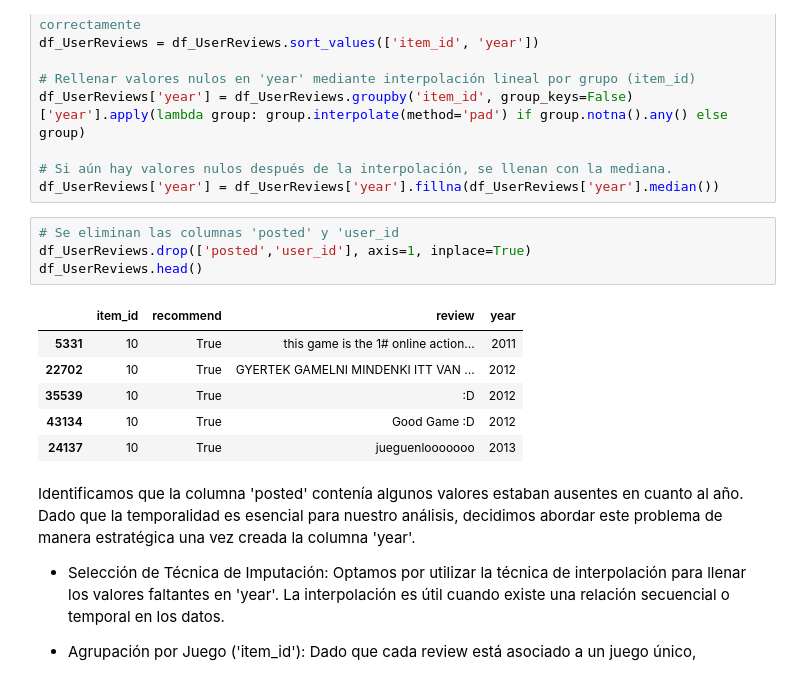
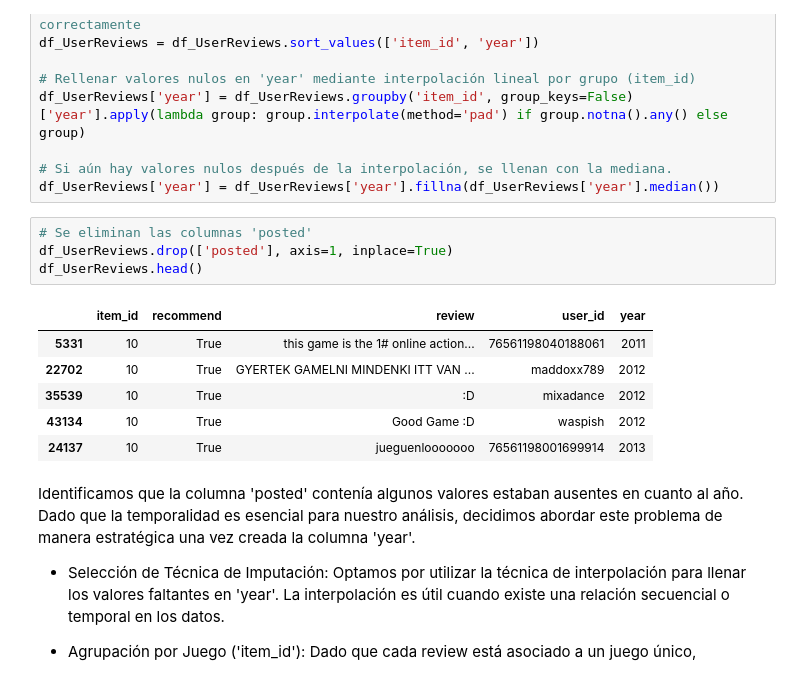
Before and after one commit to juampi1001/Proyecto_Individual_1_MLOps, a Jupyter notebook: Notebooks/ETL.ipynb, the cells around one changed output. Cells and saved outputs as stored; diff of their text form.

```diff
--- a/Notebooks/ETL.ipynb
+++ b/Notebooks/ETL.ipynb
@@ -626,16 +630,16 @@ df_UserReviews['year'] = df_UserReviews.groupby('item_id', group_keys=False)['ye
 # Si aún hay valores nulos después de la interpolación, se llenan con la mediana.
 df_UserReviews['year'] = df_UserReviews['year'].fillna(df_UserReviews['year'].median())
 # %%
-# Se eliminan las columnas 'posted' y 'user_id
-df_UserReviews.drop(['posted','user_id'], axis=1, inplace=True)
+# Se eliminan las columnas 'posted'
+df_UserReviews.drop(['posted'], axis=1, inplace=True)
 df_UserReviews.head()
 # %% [output]
-|  | item_id | recommend | review | year |
-| 5331 | 10 | True | this game is the 1# online action... | 2011 |
-| 22702 | 10 | True | GYERTEK GAMELNI MINDENKI ITT VAN ... | 2012 |
-| 35539 | 10 | True | :D | 2012 |
-| 43134 | 10 | True | Good Game :D | 2012 |
-| 24137 | 10 | True | jueguenlooooooo | 2013 |
+|  | item_id | recommend | review | user_id | year |
+| 5331 | 10 | True | this game is the 1# online action... | 76561198040188061 | 2011 |
+| 22702 | 10 | True | GYERTEK GAMELNI MINDENKI ITT VAN ... | maddoxx789 | 2012 |
+| 35539 | 10 | True | :D | mixadance | 2012 |
+| 43134 | 10 | True | Good Game :D | waspish | 2012 |
+| 24137 | 10 | True | jueguenlooooooo | 76561198001699914 | 2013 |
 # %% [markdown]
 Identificamos que la columna 'posted' contenía algunos valores estaban ausentes en cuanto al año. Dado que la temporalidad es esencial para nuestro análisis, decidimos abordar este problema de manera estratégica una vez creada la columna 'year'.
 
```
Also changed, not shown: parts of 4 cells of this notebook, 6 other files.
